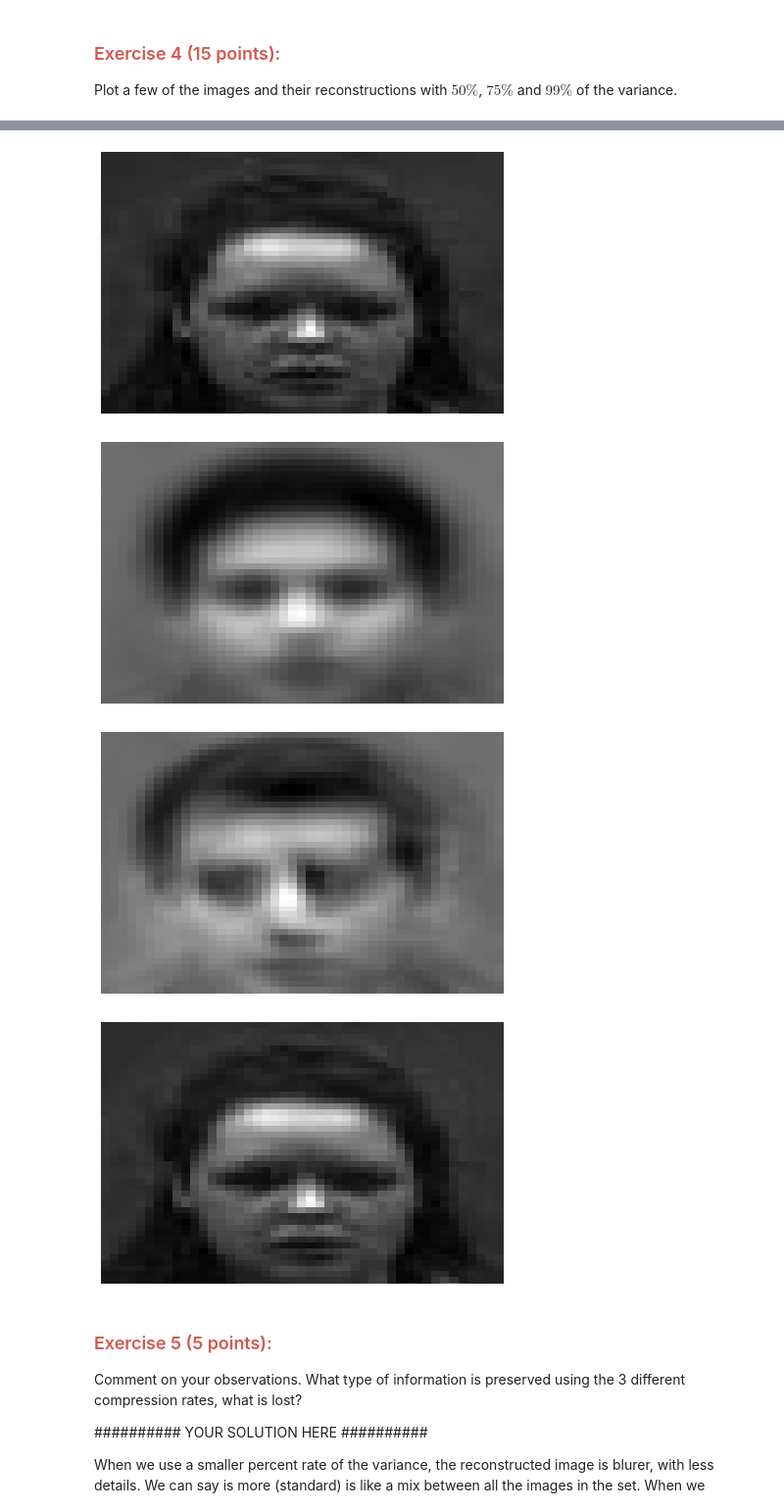
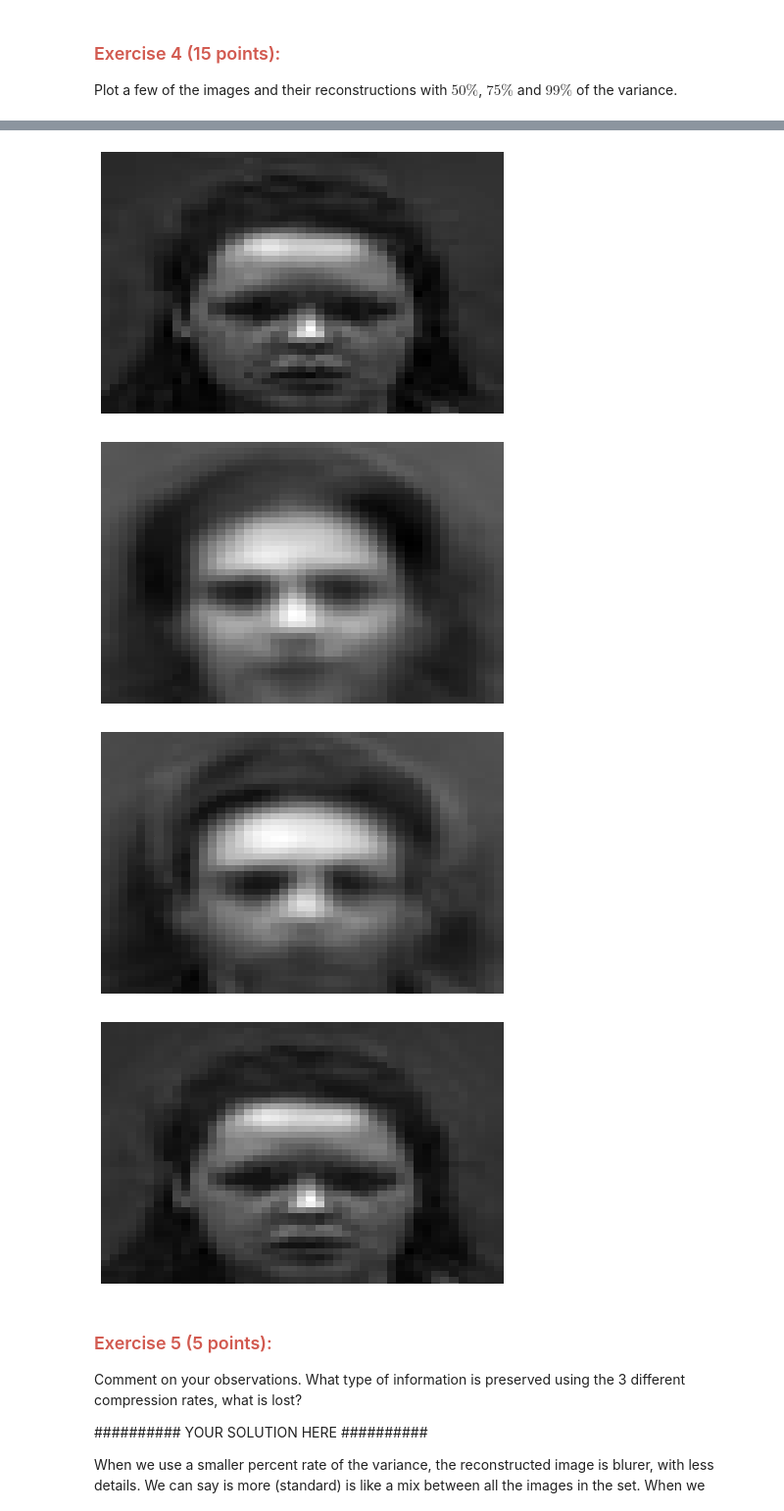
Before and after one commit to RobertWagner2401/Machine_Learning_Unsupervised_Techniques_UE, a Jupyter notebook: Assignment 3/Assignment_3.ipynb, the cells around one changed output, grey strips where cells are left out. Shown: that part at 98% size. Cells and saved outputs as stored; diff of their text form; code cells hidden in the pictures.

```diff
--- a/Assignment 3/Assignment_3.ipynb
+++ b/Assignment 3/Assignment_3.ipynb
@@ -201,31 +235,31 @@ Plot a few of the images and their reconstructions with $50 \% $, $75 \% $ and $
 # %%
 ########## YOUR SOLUTION HERE ##########
 plotImg(data[120, :])
 plotImg(reconstruct_50[120, :])
 plotImg(reconstruct_75[120, :])
 plotImg(reconstruct_99[120, :])
 
 plotImg(data[1220, :])
 plotImg(reconstruct_50[1220, :])
 plotImg(reconstruct_75[1220, :])
 plotImg(reconstruct_99[1220, :])
 
 plotImg(data[2220, :])
-plotImg(reconstruct_50[1220, :])
-plotImg(reconstruct_75[1220, :])
+plotImg(reconstruct_50[2220, :])
+plotImg(reconstruct_75[2220, :])
 plotImg(reconstruct_99[2220, :])
 # %% [output]
 [figure]
 [figure]
 [figure]
 [figure]
 [figure]
 [figure]
 [figure]
 [figure]
 [figure]
-[figure, old version]
+[figure, new version]
-[figure, old version]
+[figure, new version]
 [figure]
 # %% [markdown]
 <h3 style="color:rgb(210,90,80)">Exercise 5 (5 points):</h3>
```
Also changed, not shown: parts of 4 cells of this notebook.
